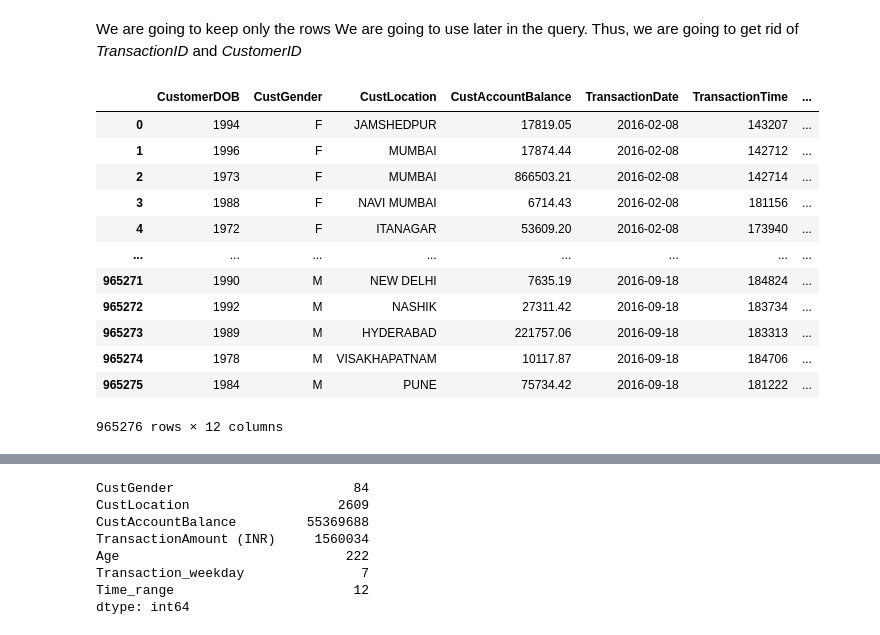
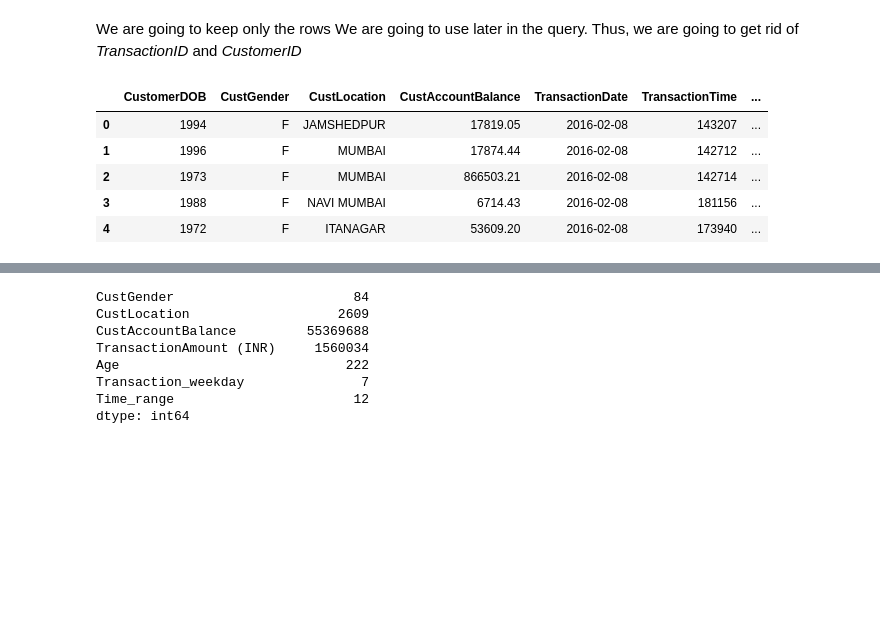
Before and after one commit to gianaguico/ADM_HW4_Group33, a Jupyter notebook: Q1.ipynb, the cells around one changed output, grey strips where cells are left out. Saved outputs shown, nothing was run; the diff lists cells and outputs as text; code cells hidden in the pictures; blank space fills up the shorter version.

```diff
--- a/Q1.ipynb
+++ b/Q1.ipynb
@@ -60,19 +58,3 @@ week_day = ['Mon','Tue','Wed','Thu','Fri','Sat','Sun']
 data['TransactionDay'] = data['TransactionTime'].apply(time.ctime)
 data['Transaction_Hour'] = data['TransactionDay'].apply(lambda x : x[10:-4])
 data['Transaction_weekday']     = data['TransactionDate'].apply(lambda x : week_day[pd.Timestamp(x).dayofweek])
-# %%
-def day_of_week(val):
-  if val == "Mon":
-    return 1
-  elif val == "Tue":
-    return 2
-  elif val == "Wed":
-    return 3
-  elif val == "Thu":
-    return 4
-  elif val == "Fri":
-    return 5
-  elif val == "Sat":
-    return 6
-  elif val == "Sun":
-    return 7
@@ -81,27 +60,0 @@ data['Transaction_weekday'] = data['Transaction_weekday'].apply(lambda x: day_of
-# %%
-def time_ranges(val):
-  tmp = int(val.split(':')[0])
-
-  if tmp >= 0 and tmp < 2:
-    return 1
-  elif tmp >= 2 and tmp < 4:
-    return 2
-  elif tmp >= 4 and tmp < 6:
-    return 3
-  elif tmp >= 6 and tmp < 8:
-    return 4
-  elif tmp >= 8 and tmp < 10:
-    return 5
-  elif tmp >= 10 and tmp < 12:
-    return 6
-  elif tmp >= 12 and tmp < 14:
-    return 7
-  elif tmp >= 14 and tmp < 16:
-    return 8
-  elif tmp >= 16 and tmp < 18:
-    return 9
-  elif tmp >= 18 and tmp < 20:
-    return 10
-  elif tmp >= 20 and tmp < 22:
-    return 11
-  else: return 12
@@ -110,19 +67,12 @@ data['Time_range'] = data['Transaction_Hour'].apply(lambda x: time_ranges(x))
 # %%
-data
+data.head()
 # %% [output]
 |  | CustomerDOB | CustGender | CustLocation | CustAccountBalance | TransactionDate | TransactionTime | ... |
 | 0 | 1994 | F | JAMSHEDPUR | 17819.05 | 2016-02-08 | 143207 | ... |
 | 1 | 1996 | F | MUMBAI | 17874.44 | 2016-02-08 | 142712 | ... |
 | 2 | 1973 | F | MUMBAI | 866503.21 | 2016-02-08 | 142714 | ... |
 | 3 | 1988 | F | NAVI MUMBAI | 6714.43 | 2016-02-08 | 181156 | ... |
 | 4 | 1972 | F | ITANAGAR | 53609.20 | 2016-02-08 | 173940 | ... |
-| ... | ... | ... | ... | ... | ... | ... | ... |
-| 965271 | 1990 | M | NEW DELHI | 7635.19 | 2016-09-18 | 184824 | ... |
-| 965272 | 1992 | M | NASHIK | 27311.42 | 2016-09-18 | 183734 | ... |
-| 965273 | 1989 | M | HYDERABAD | 221757.06 | 2016-09-18 | 183313 | ... |
-| 965274 | 1978 | M | VISAKHAPATNAM | 10117.87 | 2016-09-18 | 184706 | ... |
-| 965275 | 1984 | M | PUNE | 75734.42 | 2016-09-18 | 181222 | ... |
-965276 rows × 12 columns
 # %%
 #after the feature engineering let's drop some columns
 data = data.drop(['CustomerDOB','TransactionDate', 'TransactionTime', 'TransactionDay', 'Transaction_Hour'], axis = 1)
```
Also changed, not shown: parts of 28 cells of this notebook.
